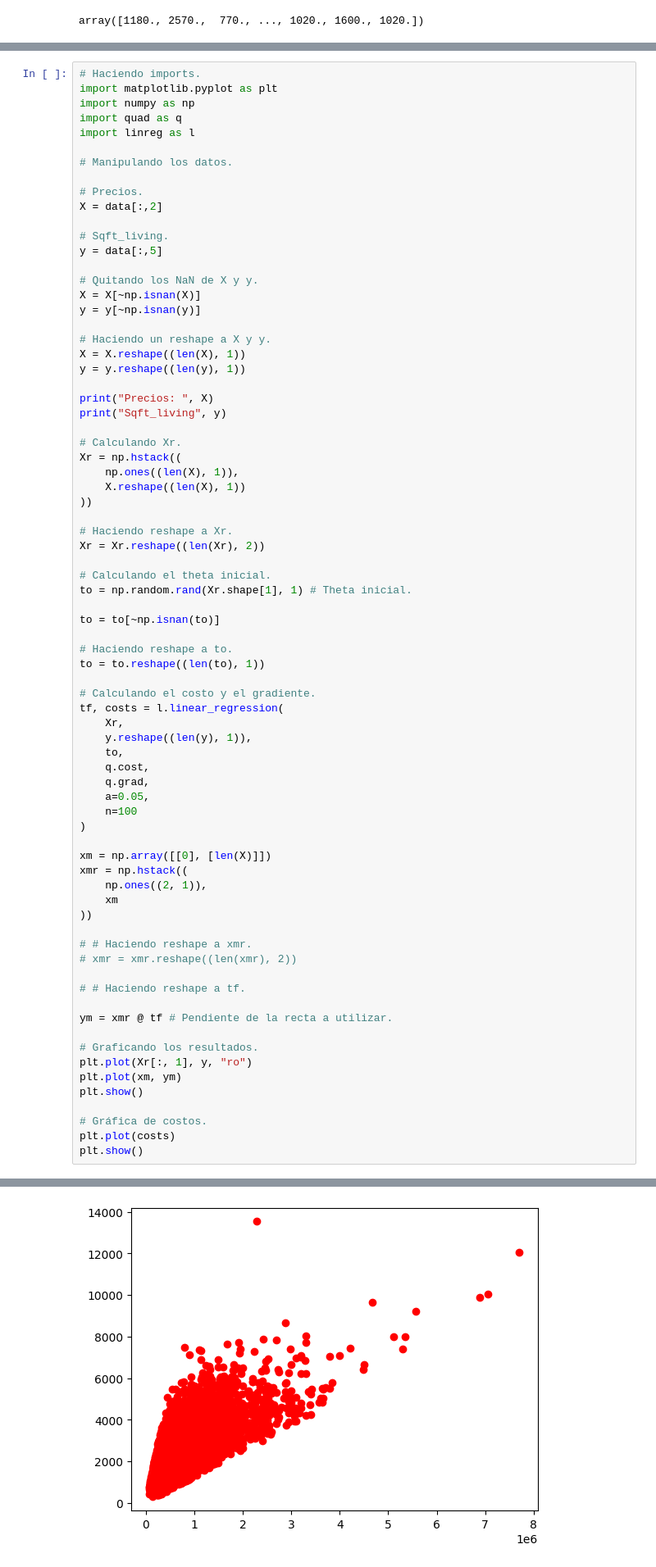
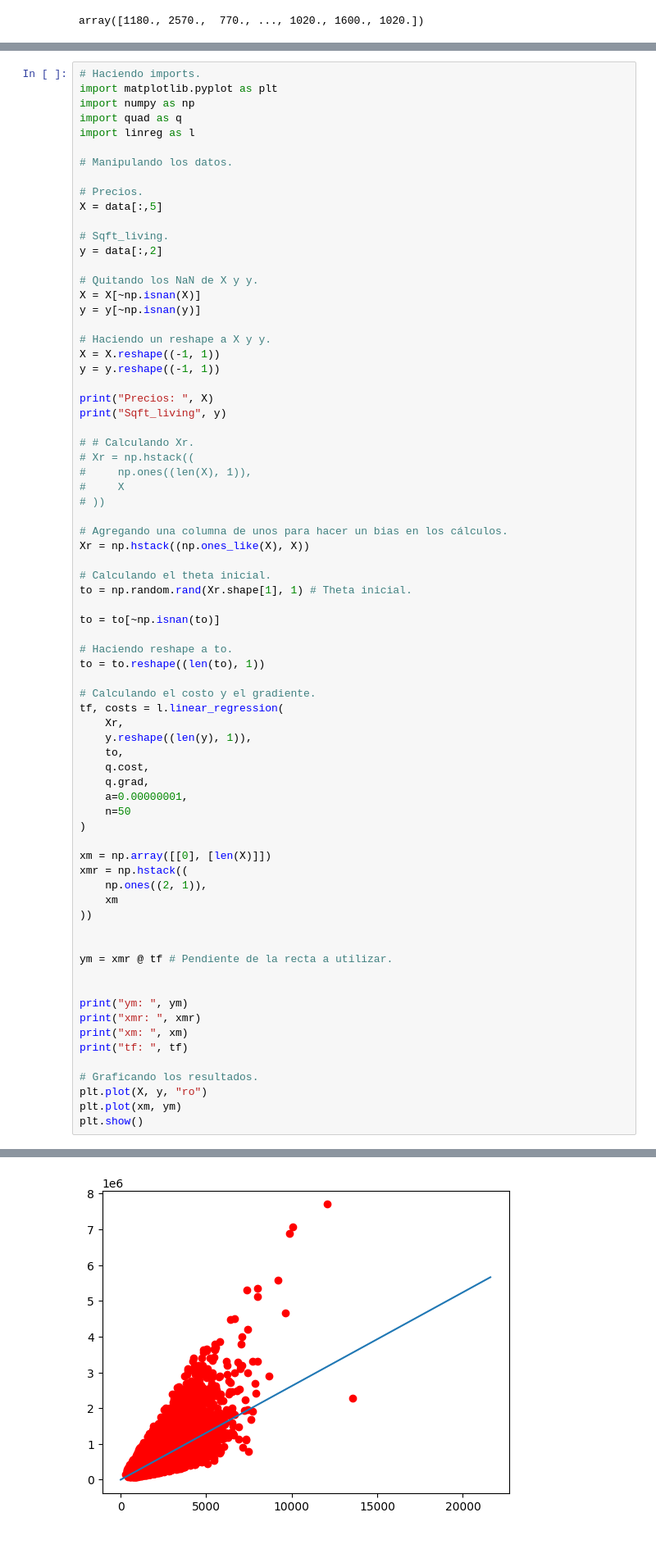
Before and after one commit to Javier19-cmd/HT3-IA, a Jupyter notebook: Lab3.ipynb, the cells around one changed output, grey strips where cells are left out. Shown at 82% size. Saved outputs shown, nothing was run; the diff lists cells and outputs as text; blank space fills up the shorter version.

Commit message:
haciendo arreglos

```diff
--- a/Lab3.ipynb
+++ b/Lab3.ipynb
@@ -54,30 +54,30 @@ import linreg as l
 # Manipulando los datos.
 
 # Precios.
-X = data[:,2]
+X = data[:,5]
 
 # Sqft_living.
-y = data[:,5]
+y = data[:,2]
 
 # Quitando los NaN de X y y.
 X = X[~np.isnan(X)]
 y = y[~np.isnan(y)]
 
 # Haciendo un reshape a X y y.
-X = X.reshape((len(X), 1))
-y = y.reshape((len(y), 1))
+X = X.reshape((-1, 1))
+y = y.reshape((-1, 1))
 
 print("Precios: ", X)
 print("Sqft_living", y)
 
-# Calculando Xr.
-Xr = np.hstack((
-    np.ones((len(X), 1)),
-    X.reshape((len(X), 1))
-))
+# # Calculando Xr.
+# Xr = np.hstack((
+#     np.ones((len(X), 1)),
+#     X
+# ))
 
-# Haciendo reshape a Xr.
-Xr = Xr.reshape((len(Xr), 2))
+# Agregando una columna de unos para hacer un bias en los cálculos.
+Xr = np.hstack((np.ones_like(X), X))
 
 # Calculando el theta inicial.
 to = np.random.rand(Xr.shape[1], 1) # Theta inicial.
@@ -94,8 +94,8 @@ tf, costs = l.linear_regression(
     to,
     q.cost,
     q.grad,
-    a=0.05,
-    n=100
+    a=0.00000001,
+    n=50
 )
 
 xm = np.array([[0], [len(X)]])
@@ -104,19 +104,17 @@ xmr = np.hstack((
     xm
 ))
 
-# # Haciendo reshape a xmr.
-# xmr = xmr.reshape((len(xmr), 2))
-
-# # Haciendo reshape a tf.
 
 ym = xmr @ tf # Pendiente de la recta a utilizar.
 
+
+print("ym: ", ym)
+print("xmr: ", xmr)
+print("xm: ", xm)
+print("tf: ", tf)
+
 # Graficando los resultados.
-plt.plot(Xr[:, 1], y, "ro")
+plt.plot(X, y, "ro")
 plt.plot(xm, ym)
 plt.show()
-
-# Gráfica de costos.
-plt.plot(costs)
-plt.show()
 # %% [output]
@@ -137 +138 @@ Sqft_living [[1180.]
-[figure, old version]
+[figure, new version]
```
Also changed, not shown: parts of 3 cells of this notebook.
